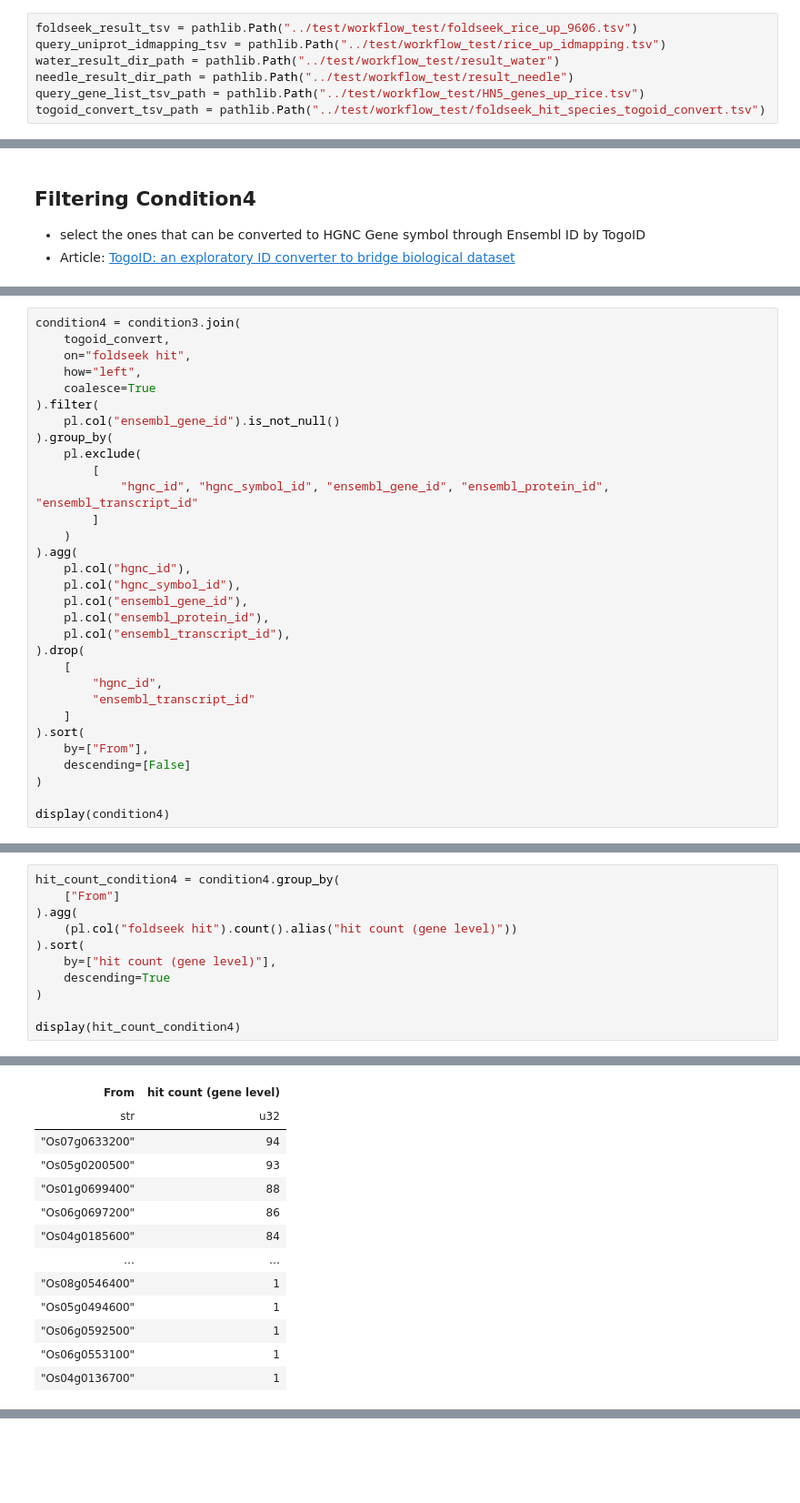
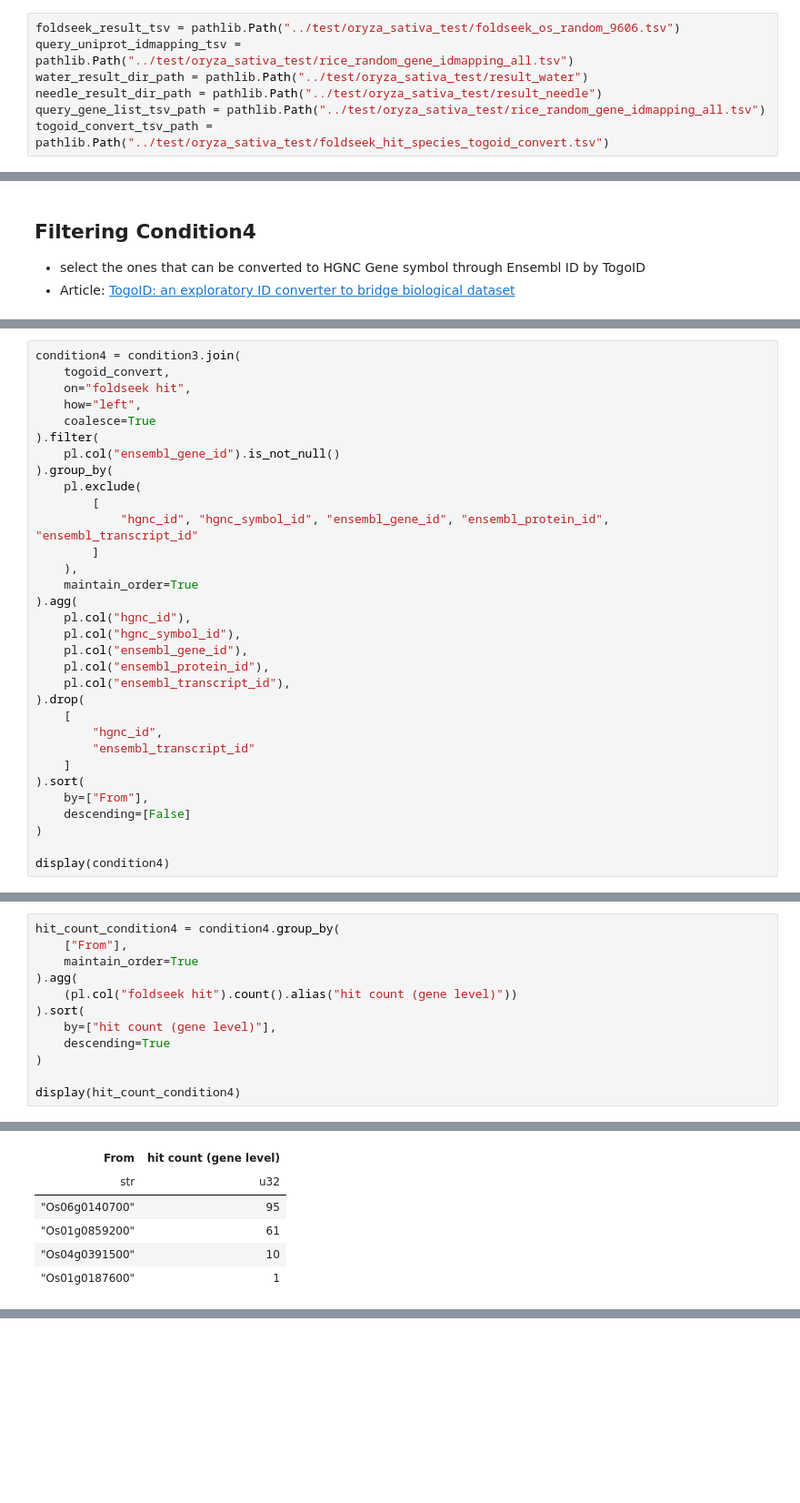
Before and after one commit to yonesora56/plant2human, a Jupyter notebook: notebooks/foldseek_result_parse.ipynb, the cells around one changed output, grey strips where cells are left out. Shown: that part at 91% size. Saved outputs shown, nothing was run; the diff lists cells and outputs as text; blank space fills up the shorter version.

```diff
--- a/notebooks/foldseek_result_parse.ipynb
+++ b/notebooks/foldseek_result_parse.ipynb
@@ -13,12 +13,12 @@ Execute Date: 241112
 # %% [markdown]
 ## Parameters for papermill
 # %%
-foldseek_result_tsv = pathlib.Path("../test/workflow_test/foldseek_rice_up_9606.tsv")
-query_uniprot_idmapping_tsv = pathlib.Path("../test/workflow_test/rice_up_idmapping.tsv")
-water_result_dir_path = pathlib.Path("../test/workflow_test/result_water")
-needle_result_dir_path = pathlib.Path("../test/workflow_test/result_needle")
-query_gene_list_tsv_path = pathlib.Path("../test/workflow_test/HN5_genes_up_rice.tsv")
-togoid_convert_tsv_path = pathlib.Path("../test/workflow_test/foldseek_hit_species_togoid_convert.tsv")
+foldseek_result_tsv = pathlib.Path("../test/oryza_sativa_test/foldseek_os_random_9606.tsv")
+query_uniprot_idmapping_tsv = pathlib.Path("../test/oryza_sativa_test/rice_random_gene_idmapping_all.tsv")
+water_result_dir_path = pathlib.Path("../test/oryza_sativa_test/result_water")
+needle_result_dir_path = pathlib.Path("../test/oryza_sativa_test/result_needle")
+query_gene_list_tsv_path = pathlib.Path("../test/oryza_sativa_test/rice_random_gene_idmapping_all.tsv")
+togoid_convert_tsv_path = pathlib.Path("../test/oryza_sativa_test/foldseek_hit_species_togoid_convert.tsv")
 # %%
 foldseek_result_df = pl.read_csv(
     foldseek_result_tsv,
@@ -593,7 +587,8 @@ condition4 = condition3.join(
         [
             "hgnc_id", "hgnc_symbol_id", "ensembl_gene_id", "ensembl_protein_id", "ensembl_transcript_id"
         ]
-    )
+    ),
+    maintain_order=True
 ).agg(
     pl.col("hgnc_id"),
     pl.col("hgnc_symbol_id"),
@@ -629,6 +624,7 @@ shape: (2_945, 47)
 # %%
 hit_count_condition4 = condition4.group_by(
-    ["From"]
+    ["From"],
+    maintain_order=True
 ).agg(
     (pl.col("foldseek hit").count().alias("hit count (gene level)"))
 ).sort(
@@ -642,16 +638,9 @@ shape: (144, 2)
 | From | hit count (gene level) |
 | str | u32 |
-| "Os07g0633200" | 94 |
-| "Os05g0200500" | 93 |
-| "Os01g0699400" | 88 |
-| "Os06g0697200" | 86 |
-| "Os04g0185600" | 84 |
-| … | … |
-| "Os08g0546400" | 1 |
-| "Os05g0494600" | 1 |
-| "Os06g0592500" | 1 |
-| "Os06g0553100" | 1 |
-| "Os04g0136700" | 1 |
+| "Os06g0140700" | 95 |
+| "Os01g0859200" | 61 |
+| "Os04g0391500" | 10 |
+| "Os01g0187600" | 1 |
 # %%
 foldseek_filter_viz = condition4.select(
     "From",
```
Also changed, not shown: parts of 16 cells of this notebook.
